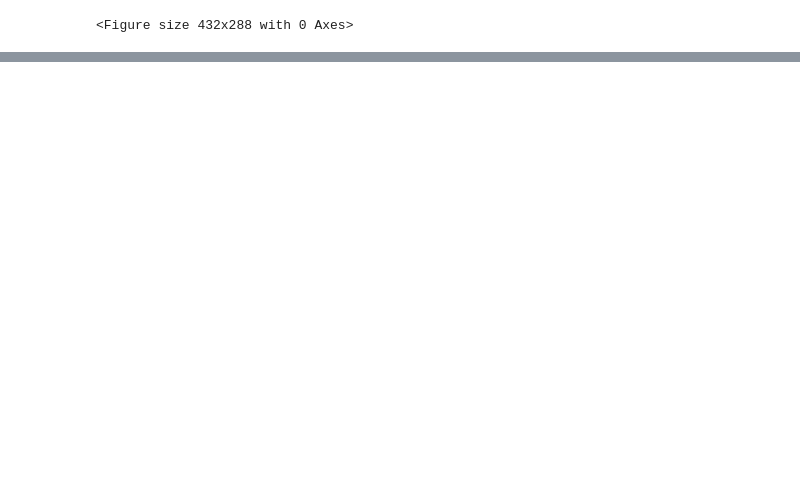
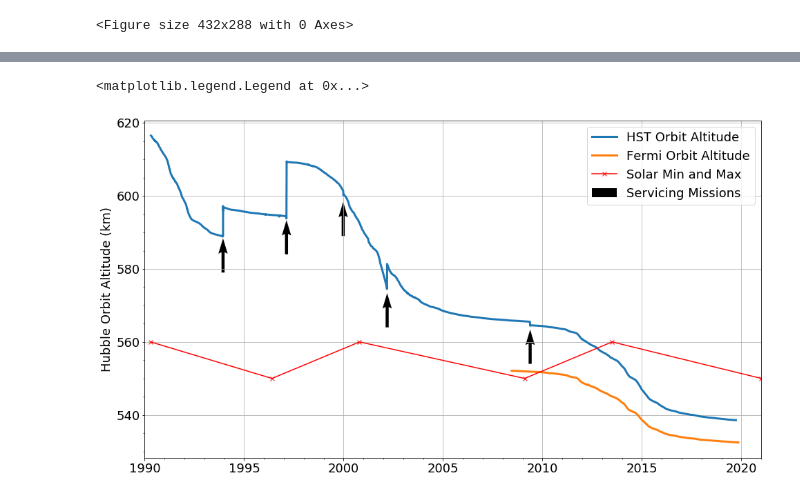
Before and after one commit to rac101/LATmetrics, a Jupyter notebook: altitude/orbit-altitude-fromTLEs.ipynb, the cells around one changed output, grey strips where cells are left out. Saved outputs shown, nothing was run; the diff lists cells and outputs as text; code cells hidden in the pictures; blank space fills up the shorter version.

```diff
--- a/altitude/orbit-altitude-fromTLEs.ipynb
+++ b/altitude/orbit-altitude-fromTLEs.ipynb
@@ -202,0 +242,23 @@ plt.plot(fy, alt, '', lw=3)
+# %%
+# calculate orbit altitude from orbit Period (Wertz 1978)
+
+pi = 3.14159265359
+GM = 398600.44  # km^3 s^-2 (Wertz 1978)
+hsemimajor = (GM*(p/2/pi)**2.0)**0.333333333333   # km
+halt = hsemimajor - 6378    # km
+# %%
+# plot the Hubble orbit altitude
+plt.figure(figsize = [16, 9])
+plt.rc('font', size = 18)
+plt.ylabel('Hubble Orbit Altitude (km)')
+plt.xlim(1990,2021)
+#plt.ylim(538,540)
+plt.tick_params(axis = 'both', which = 'major')
+plt.tick_params(axis = 'both', which = 'minor')
+plt.minorticks_on()
+plt.grid(which='major')
+plt.ticklabel_format(useOffset=False)
+plt.plot(hfy, halt, '.', lw=3,label = 'HST Orbit Altitude')
+plt.plot([1990.3,1996.4,2000.8,2009.1,2013.5,2021],[560,550,560,550,560,550],'-x',color='r',label='Solar Min and Max')
+plt.quiver([1993.94,1997.13,1999.98,2002.19,2009.38],[579,584,589,564,554],[0,0,0,0,0],[5,5,5,5,5],width=.005,label='Servicing Missions')
+plt.legend()
@@ -202,0 +268,20 @@ plt.plot(fy, alt, '', lw=3)
+# %%
+# plot the Hubble orbit altitude
+plt.figure(figsize = [16, 9])
+plt.rc('font', size = 18)
+plt.ylabel('Hubble Orbit Altitude (km)')
+plt.xlim(1990,2021)
+#plt.ylim(538,540)
+plt.tick_params(axis = 'both', which = 'major')
+plt.tick_params(axis = 'both', which = 'minor')
+plt.minorticks_on()
+plt.grid(which='major')
+plt.ticklabel_format(useOffset=False)
+plt.plot(hfy, halt, '-', lw=3,label = 'HST Orbit Altitude')
+plt.plot(fy, alt, '-',lw=3, label = 'Fermi Orbit Altitude')
+plt.plot([1990.3,1996.4,2000.8,2009.1,2013.5,2021],[560,550,560,550,560,550],'-x',color='r',label='Solar Min and Max')
+plt.quiver([1993.94,1997.13,1999.98,2002.19,2009.38],[579,584,589,564,554],[0,0,0,0,0],[5,5,5,5,5],width=.005,label='Servicing Missions')
+plt.legend()
+# %% [output]
+<matplotlib.legend.Legend at 0x...>
+[figure, added]
```
Also changed, not shown: parts of 9 cells of this notebook, 27 other files.
